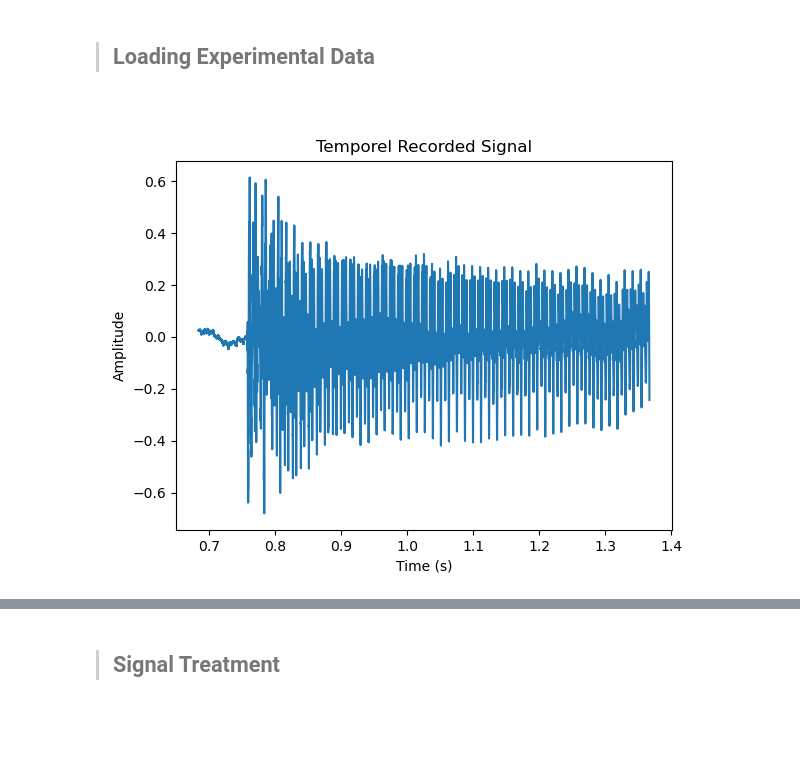
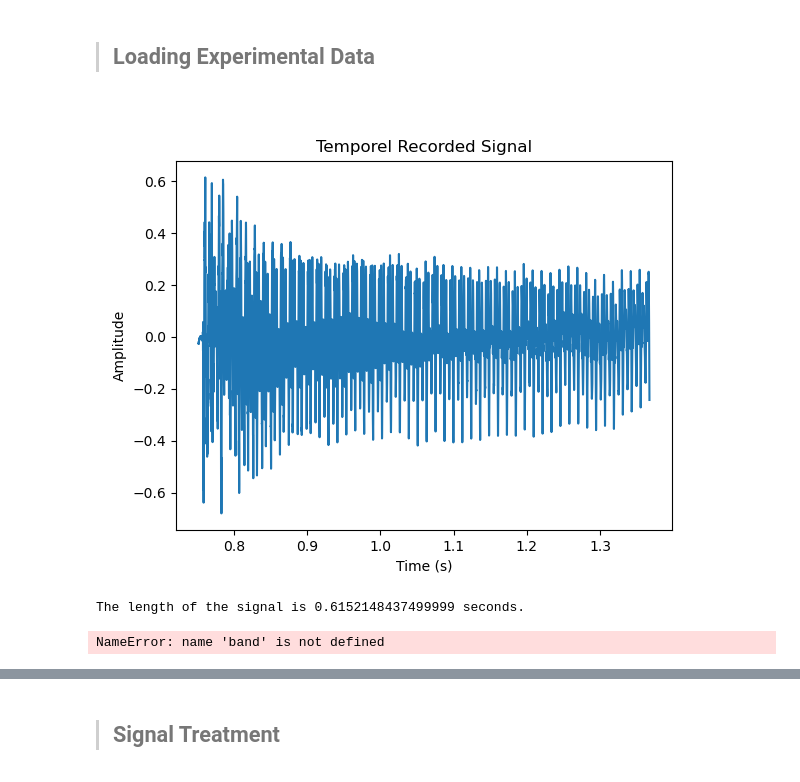
Before and after one commit to piptouque/atiam_pam_hrparam, a Jupyter notebook: source/hr_roy.ipynb, the cells around one changed output, grey strips where cells are left out. Drawn from its saved outputs; the diff is of its cells as text; code cells hidden in the pictures; blank space fills up the shorter version.

```diff
--- a/source/hr_roy.ipynb
+++ b/source/hr_roy.ipynb
@@ -235,25 +224,28 @@ The length of the signal is 4.095 seconds.
 # %%
 # Loading config from config files
 conf_dir = pathlib.Path('./config/expr/')
 data_dir = pathlib.Path('../data/expr/2022_01_27')
 #
 log_path = conf_dir / 'log_config.json'
 conf_path = conf_dir / 'analysis_config.json'
 data_path = data_dir / 'FirstStringGuitar_CopperWired005mm_5cmFromBridge_1.mat'
 
 log = load_data_json(log_path)
 conf = load_data_json(conf_path)
 expr_data = load_analysis(data_path, conf)
 
 # see expr/util.py for details on what's inside expr_data
-mic = expr_data["temporal"]["mic"]["whole"][35000:70000]
-times = expr_data["times"]["whole"][35000:70000]
+mic = expr_data["temporal"]["mic"]["whole"][38500:70000]
+times = expr_data["times"]["whole"][38500:70000]
 
 plt.figure()
 plt.title("Temporel Recorded Signal")
 plt.xlabel("Time (s)")
 plt.ylabel("Amplitude")
 plt.plot(times, mic)
 plt.show()
+
+print("The length of the signal is", times[-1]-times[0], "seconds.")
 # %% [output]
-[figure, old version]
+[figure, new version]
+The length of the signal is 0.6152148437499999 seconds.
@@ -259,0 +265,9 @@ plt.show()
+# %%
+9fft = np.fft.fft(band[35000:])
+freqs = np.fft.fftfreq(mic[35000:].size)
+plt.figure()
+plt.plot(freqs*fs_mic, np.abs(fft))
+plt.title('Periodogram')
+plt.show()
+# %% [output]
+NameError: name 'band' is not defined
```
Also changed, not shown: parts of 26 cells of this notebook, 1 other file.
